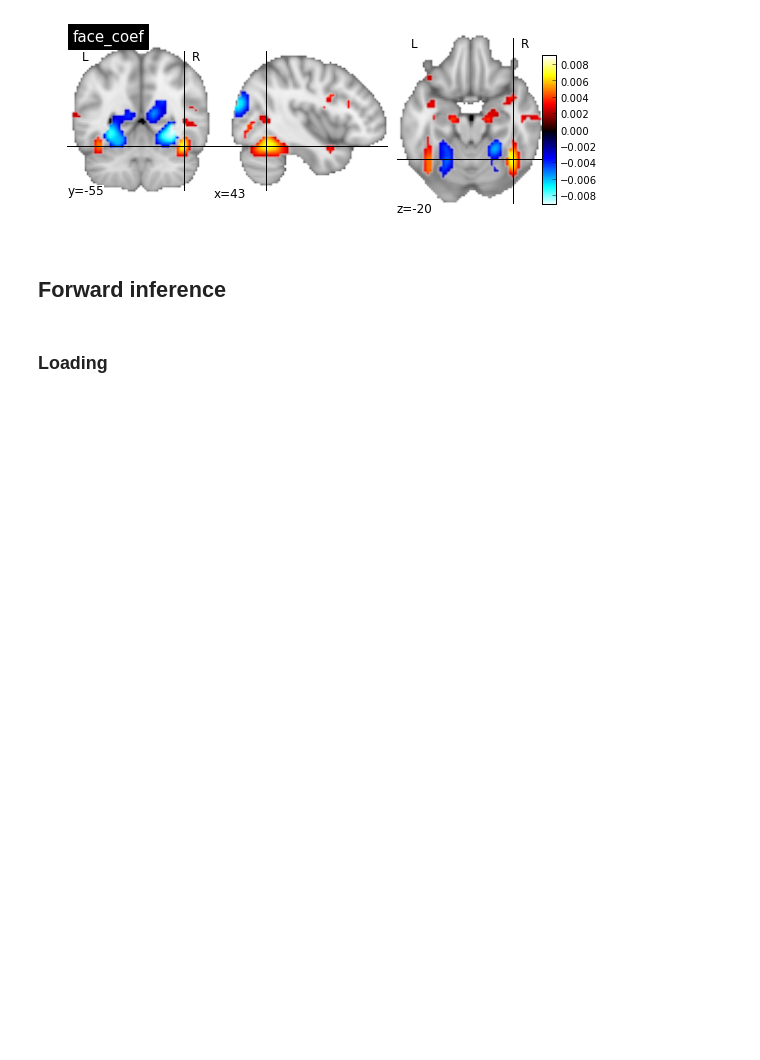
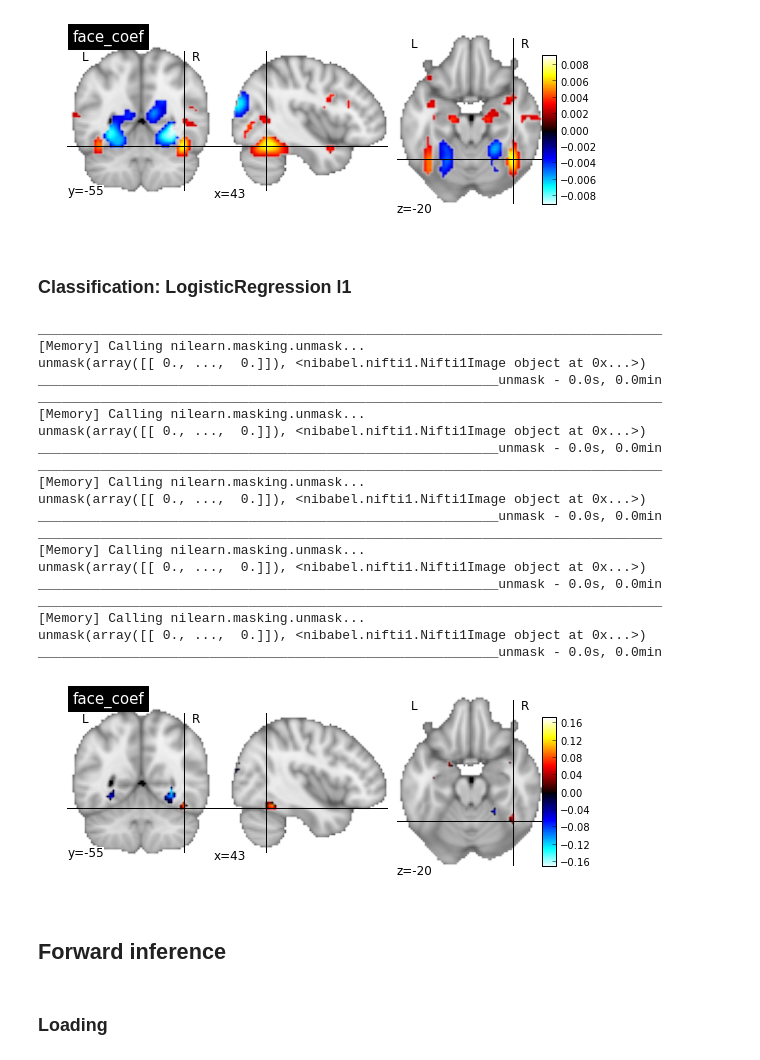
Before and after one commit to schwarty/contrasts_repr, a Jupyter notebook: face_vs_place.ipynb, the cells around one changed output. Cells and saved outputs as stored; diff of their text form; code cells hidden in the pictures; blank space fills up the shorter version.

Commit message:
add logistic l1

```diff
--- a/face_vs_place.ipynb
+++ b/face_vs_place.ipynb
@@ -34,7 +34,7 @@ def squeeze_niimg(niimg):
     data = np.squeeze(niimg.get_data())
     return nb.Nifti1Image(data, niimg.get_affine())
 
-def plot_niimg(niimg, title, percentile=90, cut_coords='auto', figure=None, ax=None):
+def plot_niimg(niimg, title, percentile=90, threshold=None, cut_coords='auto', figure=None, ax=None):
     if isinstance(cut_coords, int):
         slicer = 'z'
     else:
@@ -43,12 +43,13 @@ def plot_niimg(niimg, title, percentile=90, cut_coords='auto', figure=None, ax=N
     data = niimg.get_data()
     affine = niimg.get_affine()
     vmax = np.max(np.abs(data))
-    percentile = np.percentile(data, percentile)
+    if threshold is None:
+        threshold = np.percentile(data, percentile)
     niimg.to_filename('%s.nii.gz' % title.replace(' ', '_'))
     slicer_ = plot_map(data, affine, axes=ax, figure=figure,
                        cut_coords=cut_coords, slicer=slicer,
                        vmin=-vmax, vmax=vmax, cmap=cm.cold_hot,
-                       title=title, threshold=percentile)
+                       title=title, threshold=threshold)
 
     if slicer == 'z':
         slicer = sorted(slicer_.axes.keys())[-1]
@@ -113,6 +114,54 @@ coef_ = nb.Nifti1Image(coef_mean, affine=coef.get_affine())
 plot_niimg(coef_, 'face_coef', percentile=99, cut_coords=(43, -55, -20));
 # %% [output]
 [figure]
+# %% [markdown]
+### Classification: LogisticRegression l1
+# %%
+n_folds = 5
+
+cv = StratifiedKFold(y=y, n_folds=n_folds)
+scores = []
+coefs = []
+
+for i, (train, test) in enumerate(cv):
+    y_train = y[train]
+    y_test = y[test]
+    X_train = loader.fit_transform(niimgs[train], y_train);
+    X_test = loader.transform(niimgs[test]);
+
+    clf = LogisticRegression(penalty='l1')
+    score = clf.fit(X_train, y_train).score(X_test, y_test)
+    scores.append(scores)
+
+    coef = loader.inverse_transform(clf.coef_[0]);
+    coefs.append(squeeze_niimg(coef))
+
+# compute and plot mean coefs
+coef_mean = np.mean([coef.get_data() for coef in coefs], axis=0)
+coef_ = nb.Nifti1Image(coef_mean, affine=coef.get_affine())
+plot_niimg(coef_, 'face_coef', threshold=1e-3, cut_coords=(43, -55, -20));
+# %% [output]
+________________________________________________________________________________
+[Memory] Calling nilearn.masking.unmask...
+unmask(array([[ 0., ...,  0.]]), <nibabel.nifti1.Nifti1Image object at 0x...>)
+___________________________________________________________unmask - 0.0s, 0.0min
+________________________________________________________________________________
+[Memory] Calling nilearn.masking.unmask...
+unmask(array([[ 0., ...,  0.]]), <nibabel.nifti1.Nifti1Image object at 0x...>)
+___________________________________________________________unmask - 0.0s, 0.0min
+________________________________________________________________________________
+[Memory] Calling nilearn.masking.unmask...
+unmask(array([[ 0., ...,  0.]]), <nibabel.nifti1.Nifti1Image object at 0x...>)
+___________________________________________________________unmask - 0.0s, 0.0min
+________________________________________________________________________________
+[Memory] Calling nilearn.masking.unmask...
+unmask(array([[ 0., ...,  0.]]), <nibabel.nifti1.Nifti1Image object at 0x...>)
+___________________________________________________________unmask - 0.0s, 0.0min
+________________________________________________________________________________
+[Memory] Calling nilearn.masking.unmask...
+unmask(array([[ 0., ...,  0.]]), <nibabel.nifti1.Nifti1Image object at 0x...>)
+___________________________________________________________unmask - 0.0s, 0.0min
+[figure, added]
 # %% [markdown]
 ## Forward inference
 # %% [markdown]
```
Also changed, not shown: parts of 2 cells of this notebook.
